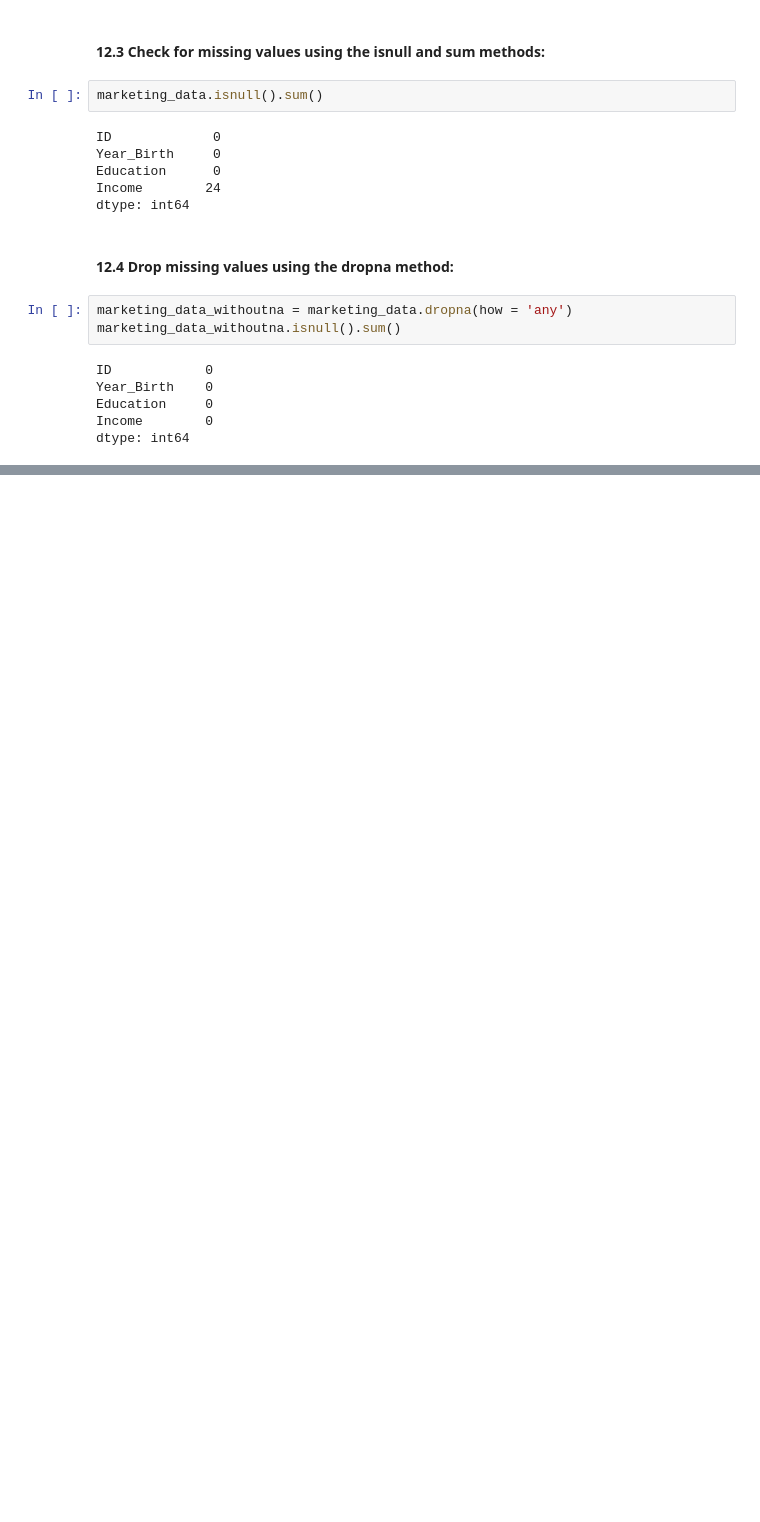
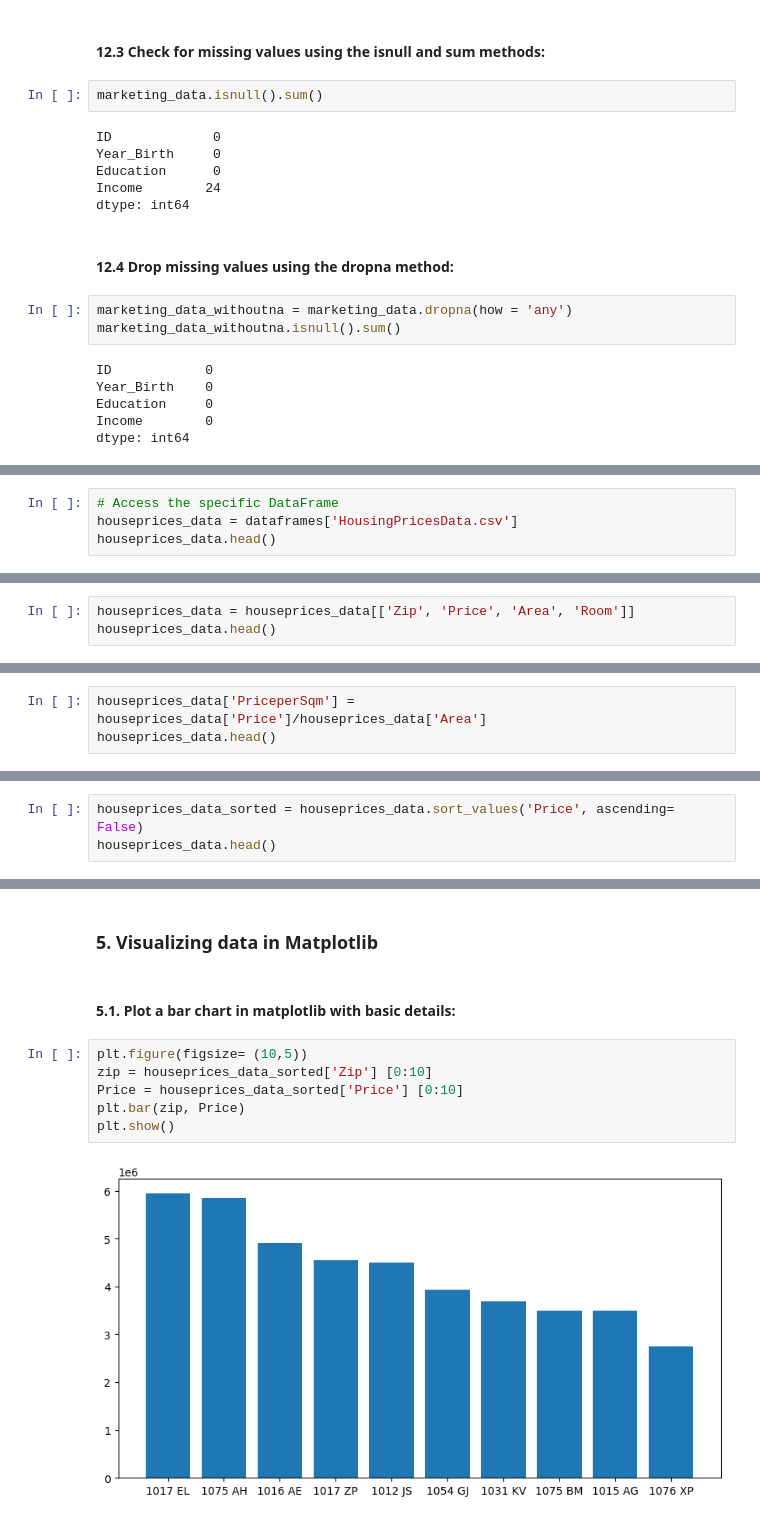
Before and after one commit to Mutiu123/The_EDA_with_Python, a Jupyter notebook: EDA_Book_Samples.ipynb, the cells around one changed output, grey strips where cells are left out. Drawn from its saved outputs; the diff is of its cells as text; blank space fills up the shorter version.

Commit message:
add visualisation figure using plt and sns

```diff
--- a/EDA_Book_Samples.ipynb
+++ b/EDA_Book_Samples.ipynb
@@ -1142,0 +1182,4 @@ dtype: int64
+# %%
+# Access the specific DataFrame
+houseprices_data = dataframes['HousingPricesData.csv']
+houseprices_data.head()
@@ -1142,0 +1195,3 @@ dtype: int64
+# %%
+houseprices_data = houseprices_data[['Zip', 'Price', 'Area', 'Room']]
+houseprices_data.head()
@@ -1142,0 +1219,3 @@ dtype: int64
+# %%
+houseprices_data['PriceperSqm'] = houseprices_data['Price']/houseprices_data['Area']
+houseprices_data.head()
@@ -1142,0 +1245,3 @@ dtype: int64
+# %%
+houseprices_data_sorted = houseprices_data.sort_values('Price', ascending= False)
+houseprices_data.head()
@@ -1142,0 +1255,12 @@ dtype: int64
+# %% [markdown]
+### 5. Visualizing data in Matplotlib
+# %% [markdown]
+#### 5.1. Plot a bar chart in matplotlib with basic details:
+# %%
+plt.figure(figsize= (10,5))
+zip = houseprices_data_sorted['Zip'] [0:10]
+Price = houseprices_data_sorted['Price'] [0:10]
+plt.bar(zip, Price)
+plt.show()
+# %% [output]
+[figure, added]
```
Also changed, not shown: parts of 27 cells of this notebook.
